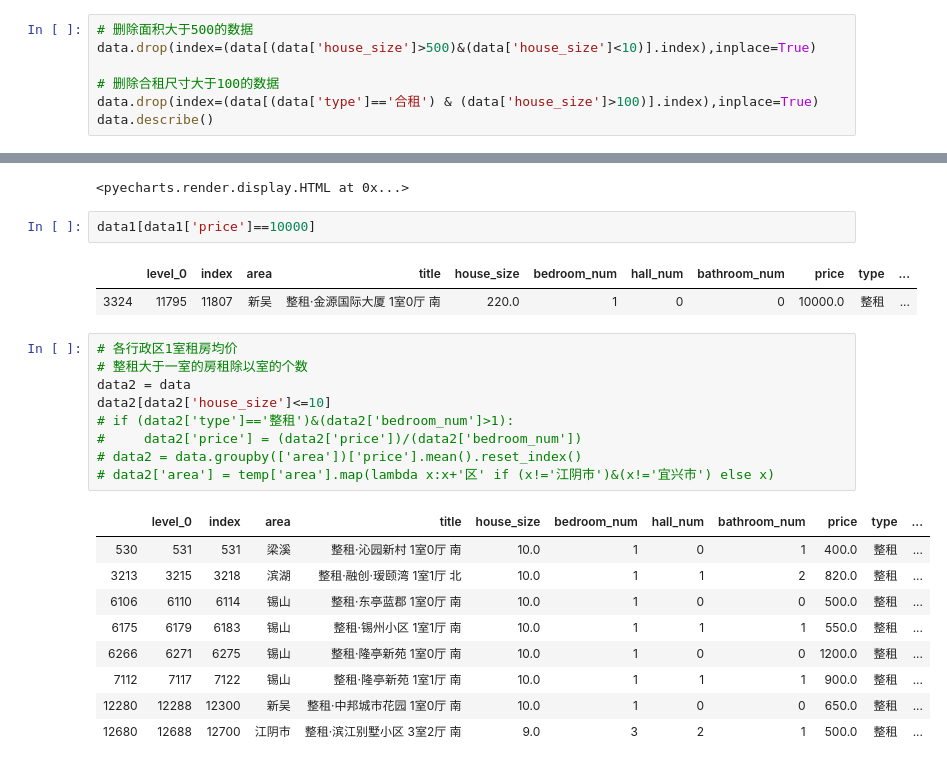
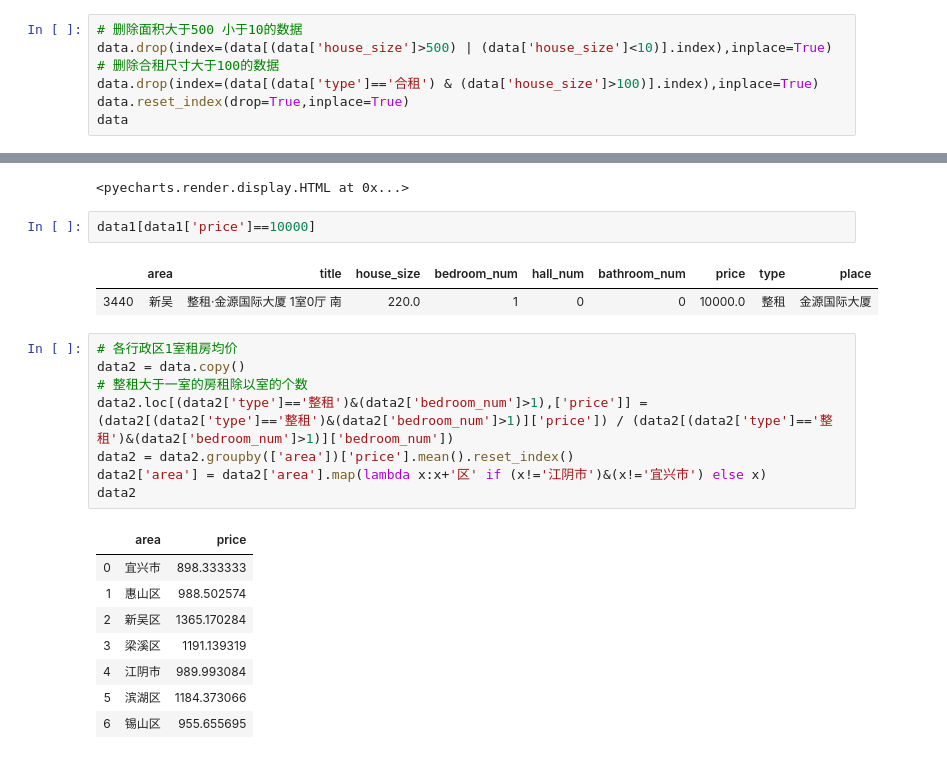
Before and after one commit to 6jk/wuxi_Renting, a Jupyter notebook: wuxi_Renting.ipynb, the cells around one changed output, grey strips where cells are left out. Saved outputs shown, nothing was run; the diff lists cells and outputs as text.

```diff
--- a/wuxi_Renting.ipynb
+++ b/wuxi_Renting.ipynb
@@ -180,8 +128,8 @@ data.reset_index(drop=True,inplace=True)
 # %%
-# 删除面积大于500的数据
-data.drop(index=(data[(data['house_size']>500)&(data['house_size']<10)].index),inplace=True)
-
+# 删除面积大于500 小于10的数据
+data.drop(index=(data[(data['house_size']>500) | (data['house_size']<10)].index),inplace=True)
 # 删除合租尺寸大于100的数据
 data.drop(index=(data[(data['type']=='合租') & (data['house_size']>100)].index),inplace=True)
-data.describe()
+data.reset_index(drop=True,inplace=True)
+data
 # %% [output]
@@ -262,25 +216,23 @@ scatter.render_notebook()
 # %%
 data1[data1['price']==10000]
 # %% [output]
-|  | level_0 | index | area | title | house_size | bedroom_num | hall_num | bathroom_num | price | type | ... |
-| 3324 | 11795 | 11807 | 新吴 | 整租·金源国际大厦 1室0厅 南 | 220.0 | 1 | 0 | 0 | 10000.0 | 整租 | ... |
+|  | area | title | house_size | bedroom_num | hall_num | bathroom_num | price | type | place |
+| 3440 | 新吴 | 整租·金源国际大厦 1室0厅 南 | 220.0 | 1 | 0 | 0 | 10000.0 | 整租 | 金源国际大厦 |
 # %%
 # 各行政区1室租房均价
+data2 = data.copy()
 # 整租大于一室的房租除以室的个数
-data2 = data
-data2[data2['house_size']<=10]
-# if (data2['type']=='整租')&(data2['bedroom_num']>1):
-#     data2['price'] = (data2['price'])/(data2['bedroom_num'])
-# data2 = data.groupby(['area'])['price'].mean().reset_index()
-# data2['area'] = temp['area'].map(lambda x:x+'区' if (x!='江阴市')&(x!='宜兴市') else x)
+data2.loc[(data2['type']=='整租')&(data2['bedroom_num']>1),['price']] = (data2[(data2['type']=='整租')&(data2['bedroom_num']>1)]['price']) / (data2[(data2['type']=='整租')&(data2['bedroom_num']>1)]['bedroom_num'])
+data2 = data2.groupby(['area'])['price'].mean().reset_index()
+data2['area'] = data2['area'].map(lambda x:x+'区' if (x!='江阴市')&(x!='宜兴市') else x)
+data2
 # %% [output]
-|  | level_0 | index | area | title | house_size | bedroom_num | hall_num | bathroom_num | price | type | ... |
-| 530 | 531 | 531 | 梁溪 | 整租·沁园新村 1室0厅 南 | 10.0 | 1 | 0 | 1 | 400.0 | 整租 | ... |
-| 3213 | 3215 | 3218 | 滨湖 | 整租·融创·瑷颐湾 1室1厅 北 | 10.0 | 1 | 1 | 2 | 820.0 | 整租 | ... |
-| 6106 | 6110 | 6114 | 锡山 | 整租·东亭蓝郡 1室0厅 南 | 10.0 | 1 | 0 | 0 | 500.0 | 整租 | ... |
-| 6175 | 6179 | 6183 | 锡山 | 整租·锡州小区 1室1厅 南 | 10.0 | 1 | 1 | 1 | 550.0 | 整租 | ... |
-| 6266 | 6271 | 6275 | 锡山 | 整租·隆亭新苑 1室0厅 南 | 10.0 | 1 | 0 | 0 | 1200.0 | 整租 | ... |
-| 7112 | 7117 | 7122 | 锡山 | 整租·隆亭新苑 1室1厅 南 | 10.0 | 1 | 1 | 1 | 900.0 | 整租 | ... |
-| 12280 | 12288 | 12300 | 新吴 | 整租·中邦城市花园 1室0厅 南 | 10.0 | 1 | 0 | 0 | 650.0 | 整租 | ... |
-| 12680 | 12688 | 12700 | 江阴市 | 整租·滨江别墅小区 3室2厅 南 | 9.0 | 3 | 2 | 1 | 500.0 | 整租 | ... |
+|  | area | price |
+| 0 | 宜兴市 | 898.333333 |
+| 1 | 惠山区 | 988.502574 |
+| 2 | 新吴区 | 1365.170284 |
+| 3 | 梁溪区 | 1191.139319 |
+| 4 | 江阴市 | 989.993084 |
+| 5 | 滨湖区 | 1184.373066 |
+| 6 | 锡山区 | 955.655695 |
 # %%
```
Also changed, not shown: parts of 22 cells of this notebook.
